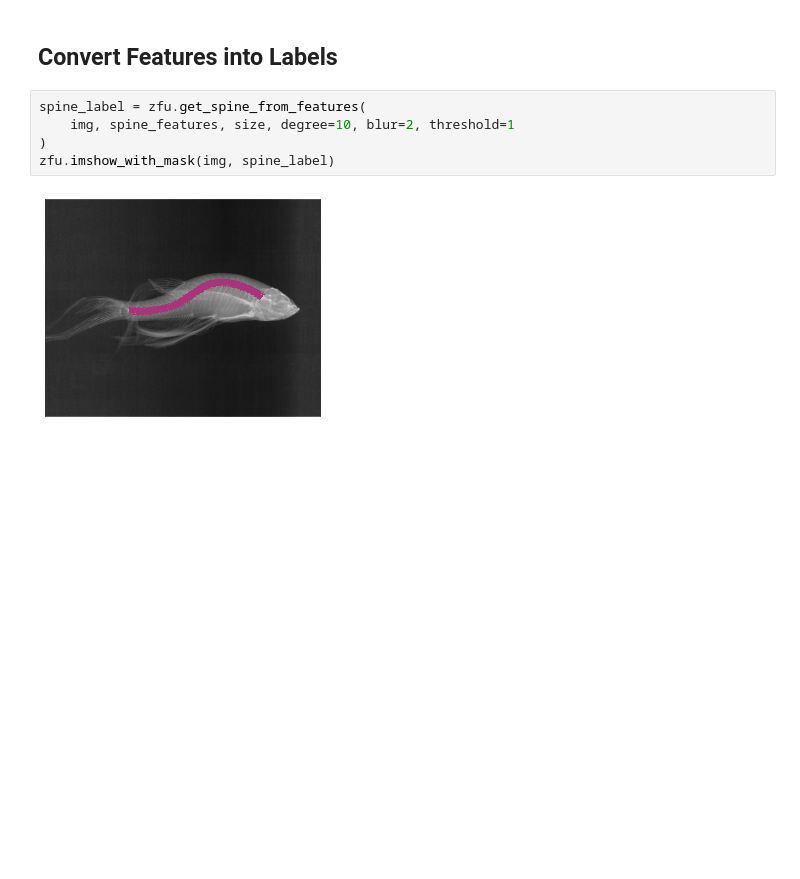
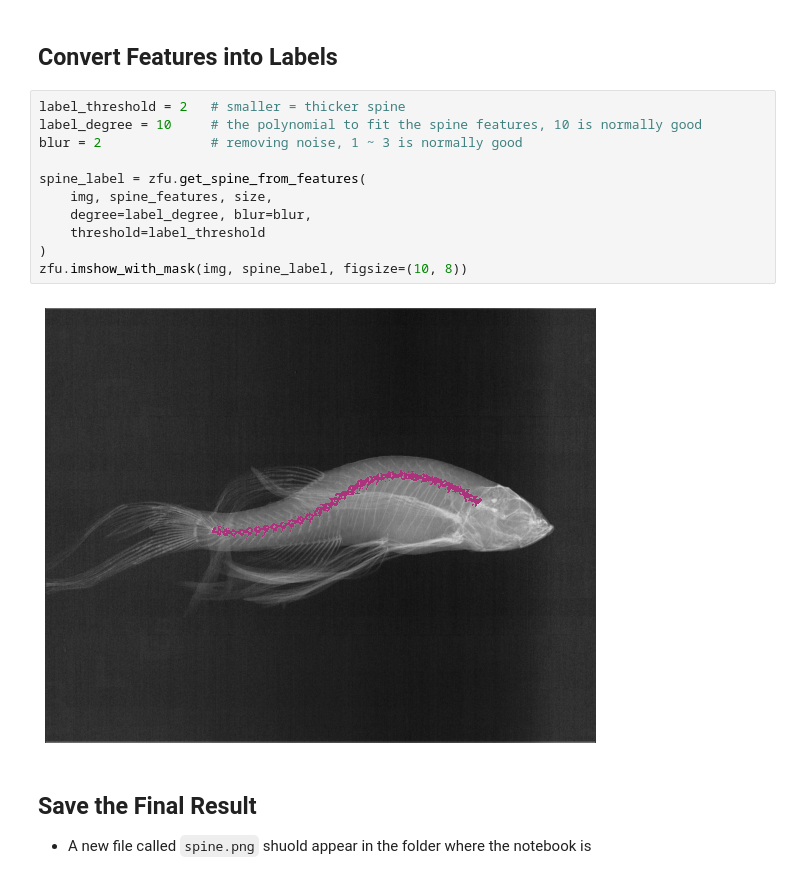
Before and after one commit to yangyushi/zefiia, a Jupyter notebook: script/x-ray-p2p-example.ipynb, the cells around one changed output. Saved outputs shown, nothing was run; the diff lists cells and outputs as text; blank space fills up the shorter version.

```diff
--- a/script/x-ray-p2p-example.ipynb
+++ b/script/x-ray-p2p-example.ipynb
@@ -67,9 +70,19 @@ spine_features = zfu.get_spine_features(
 # %% [markdown]
 ## Convert Features into Labels
-# %%
-spine_label = zfu.get_spine_from_features(
-    img, spine_features, size, degree=10, blur=2, threshold=1
-)
-zfu.imshow_with_mask(img, spine_label)
-# %% [output]
-[figure, removed]
+# %%
+label_threshold = 2   # smaller = thicker spine
+label_degree = 10     # the polynomial to fit the spine features, 10 is normally good
+blur = 2              # removing noise, 1 ~ 3 is normally good
+
+spine_label = zfu.get_spine_from_features(
+    img, spine_features, size,
+    degree=label_degree, blur=blur,
+    threshold=label_threshold
+)
+zfu.imshow_with_mask(img, spine_label, figsize=(10, 8))
+# %% [output]
+[figure, added]
+# %% [markdown]
+## Save the Final Result
+
+- A new file called `spine.png` shuold appear in the folder where the notebook is
```
Also changed, not shown: parts of 8 cells of this notebook, 1 other file.
